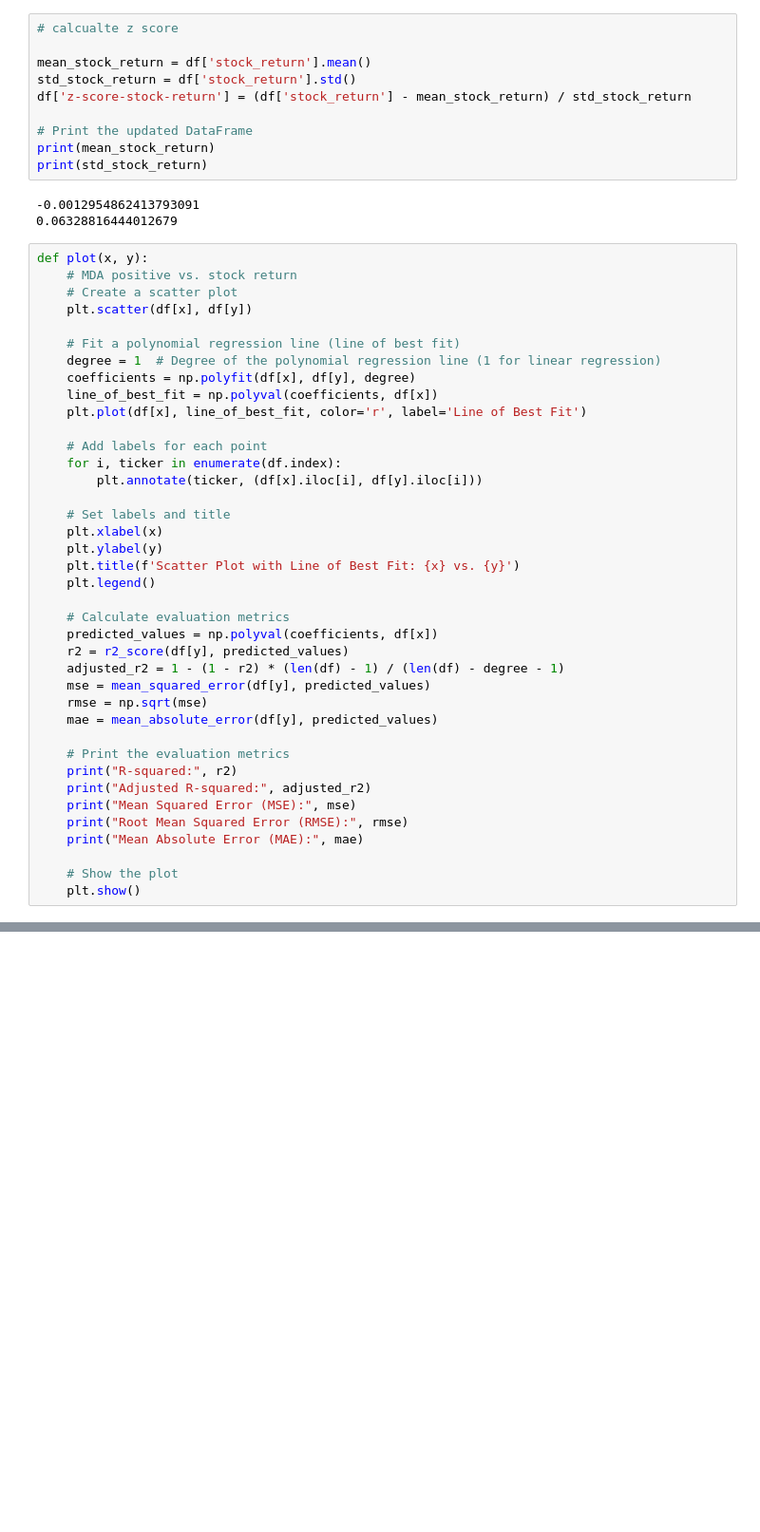
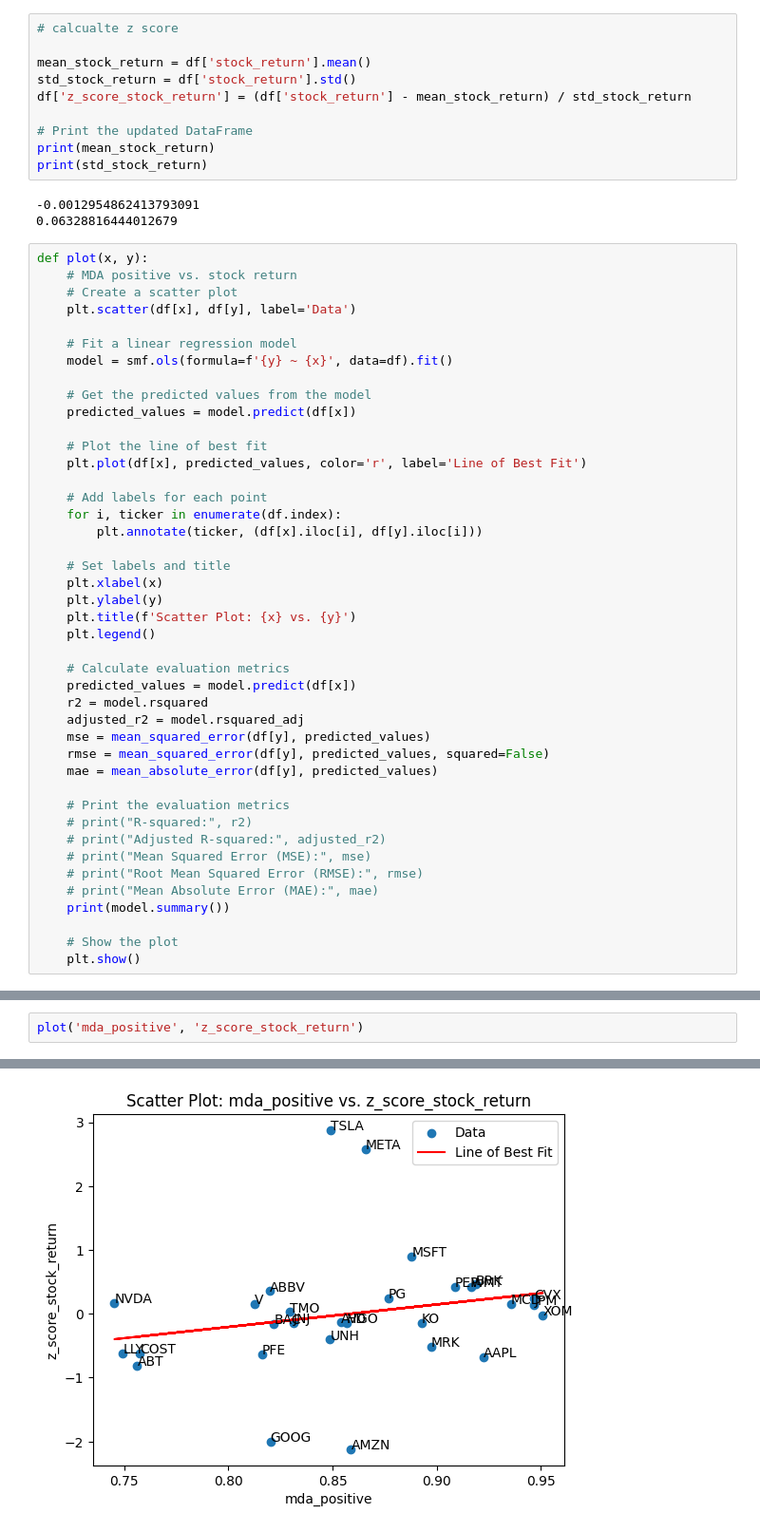
Before and after one commit to kevink107/finance-sentiment-analysis, a Jupyter notebook: data/regression.ipynb, the cells around one changed output, grey strips where cells are left out. Shown at 95% size. Drawn from its saved outputs; the diff is of its cells as text; blank space fills up the shorter version.

```diff
--- a/data/regression.ipynb
+++ b/data/regression.ipynb
@@ -81,7 +82,7 @@ company WMT
 
 mean_stock_return = df['stock_return'].mean()
 std_stock_return = df['stock_return'].std()
-df['z-score-stock-return'] = (df['stock_return'] - mean_stock_return) / std_stock_return
+df['z_score_stock_return'] = (df['stock_return'] - mean_stock_return) / std_stock_return
 
 # Print the updated DataFrame
 print(mean_stock_return)
@@ -93,13 +94,16 @@ print(std_stock_return)
 def plot(x, y):
     # MDA positive vs. stock return
     # Create a scatter plot
-    plt.scatter(df[x], df[y])
+    plt.scatter(df[x], df[y], label='Data')
 
-    # Fit a polynomial regression line (line of best fit)
-    degree = 1  # Degree of the polynomial regression line (1 for linear regression)
-    coefficients = np.polyfit(df[x], df[y], degree)
-    line_of_best_fit = np.polyval(coefficients, df[x])
-    plt.plot(df[x], line_of_best_fit, color='r', label='Line of Best Fit')
+    # Fit a linear regression model
+    model = smf.ols(formula=f'{y} ~ {x}', data=df).fit()
+
+    # Get the predicted values from the model
+    predicted_values = model.predict(df[x])
+
+    # Plot the line of best fit
+    plt.plot(df[x], predicted_values, color='r', label='Line of Best Fit')
 
     # Add labels for each point
     for i, ticker in enumerate(df.index):
@@ -108,23 +112,24 @@ def plot(x, y):
     # Set labels and title
     plt.xlabel(x)
     plt.ylabel(y)
-    plt.title(f'Scatter Plot with Line of Best Fit: {x} vs. {y}')
+    plt.title(f'Scatter Plot: {x} vs. {y}')
     plt.legend()
 
     # Calculate evaluation metrics
-    predicted_values = np.polyval(coefficients, df[x])
-    r2 = r2_score(df[y], predicted_values)
-    adjusted_r2 = 1 - (1 - r2) * (len(df) - 1) / (len(df) - degree - 1)
+    predicted_values = model.predict(df[x])
+    r2 = model.rsquared
+    adjusted_r2 = model.rsquared_adj
     mse = mean_squared_error(df[y], predicted_values)
-    rmse = np.sqrt(mse)
+    rmse = mean_squared_error(df[y], predicted_values, squared=False)
     mae = mean_absolute_error(df[y], predicted_values)
 
     # Print the evaluation metrics
-    print("R-squared:", r2)
-    print("Adjusted R-squared:", adjusted_r2)
-    print("Mean Squared Error (MSE):", mse)
-    print("Root Mean Squared Error (RMSE):", rmse)
-    print("Mean Absolute Error (MAE):", mae)
+    # print("R-squared:", r2)
+    # print("Adjusted R-squared:", adjusted_r2)
+    # print("Mean Squared Error (MSE):", mse)
+    # print("Root Mean Squared Error (RMSE):", rmse)
+    # print("Mean Absolute Error (MAE):", mae)
+    print(model.summary())
 
     # Show the plot
     plt.show()
@@ -184,0 +136,3 @@ Mean Absolute Error (MAE): 0.6274567250137071
+# %%
+plot('mda_positive', 'z_score_stock_return')
+# %% [output]
@@ -184,0 +156 @@ Mean Absolute Error (MAE): 0.6274567250137071
+[figure, added]
```
Also changed, not shown: parts of 13 cells of this notebook.
